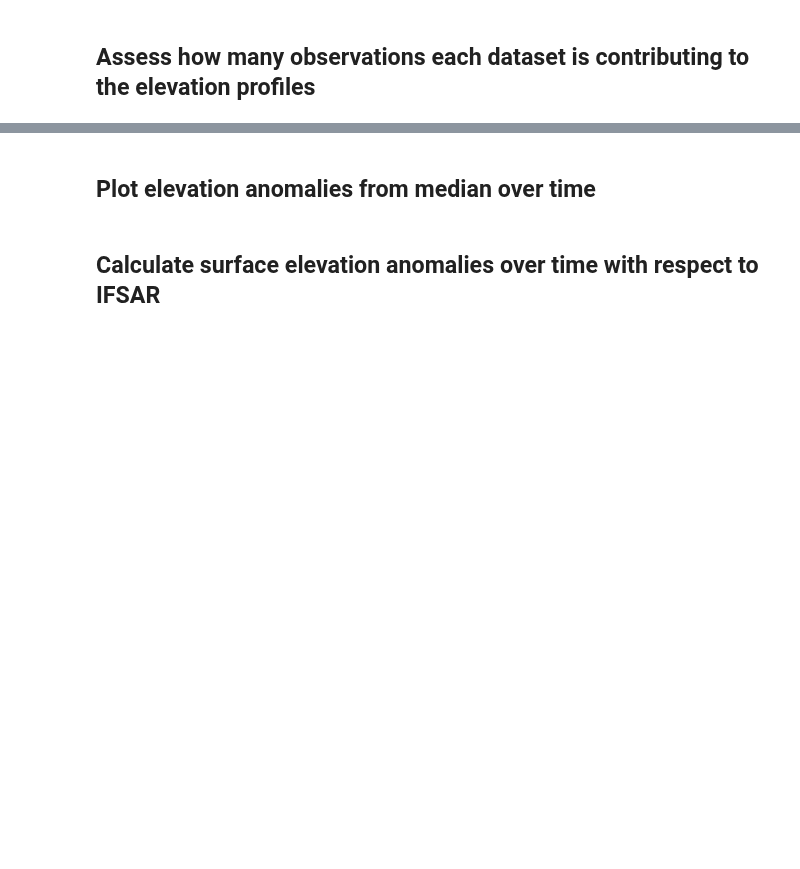
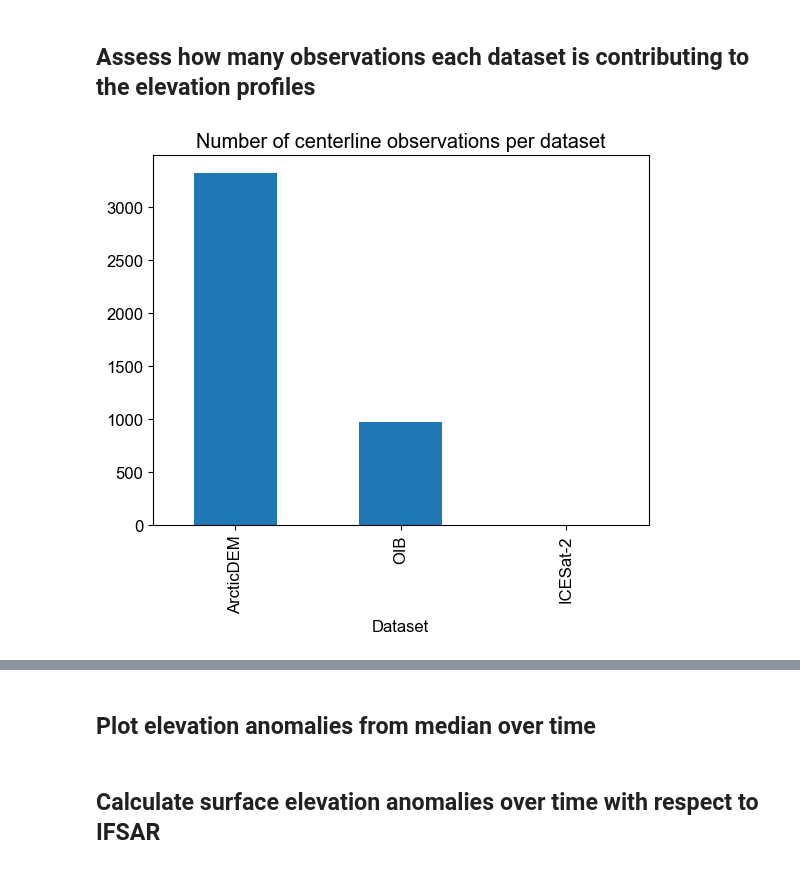
Before and after one commit to pohlan/Hubbard2024, a Jupyter notebook: dems/centerline_surface_elevation_timeseries.ipynb, the cells around one changed output, grey strips where cells are left out. Saved outputs shown, nothing was run; the diff lists cells and outputs as text; code cells hidden in the pictures; blank space fills up the shorter version.

```diff
--- a/dems/centerline_surface_elevation_timeseries.ipynb
+++ b/dems/centerline_surface_elevation_timeseries.ipynb
@@ -121,6 +142,9 @@ else:
     h_cl = np.zeros((len(h_fns), len(cl.geometry[0].coords.xy[0])))
     dates = []
     datasets = []
+
+    # Grab centerline x and y coordinates for convenience
+    cl_x, cl_y = cl_resamp.geometry[0].coords.xy
 
     # Iterate over file names
     for i, fn in enumerate(h_fns):
@@ -260,14 +316,16 @@ print('Figure saved to file:', fig_fn)
 # %%
 datasets = h_cl_df['Dataset'].drop_duplicates().values
 obs_df = pd.DataFrame()
 for dataset in datasets:
     h_cl_dataset = h_cl_df.loc[h_cl_df['Dataset']==dataset]
 
     obs = h_cl_dataset.drop(['Date', 'Dataset'], axis=1).values
     nobs=len(obs[~np.isnan(obs)])
     df = pd.DataFrame({'Dataset': [dataset], 'Obs.': [nobs]})
     obs_df = pd.concat([obs_df, df])
 obs_df.reset_index(drop=True)
 obs_df.plot.bar(x='Dataset', y='Obs.', legend=False)
-plt.title('Number of centerline elevations per dataset')
+plt.title('Number of centerline observations per dataset')
 plt.show()
+# %% [output]
+[figure, added]
```
Also changed, not shown: parts of 9 cells of this notebook.
